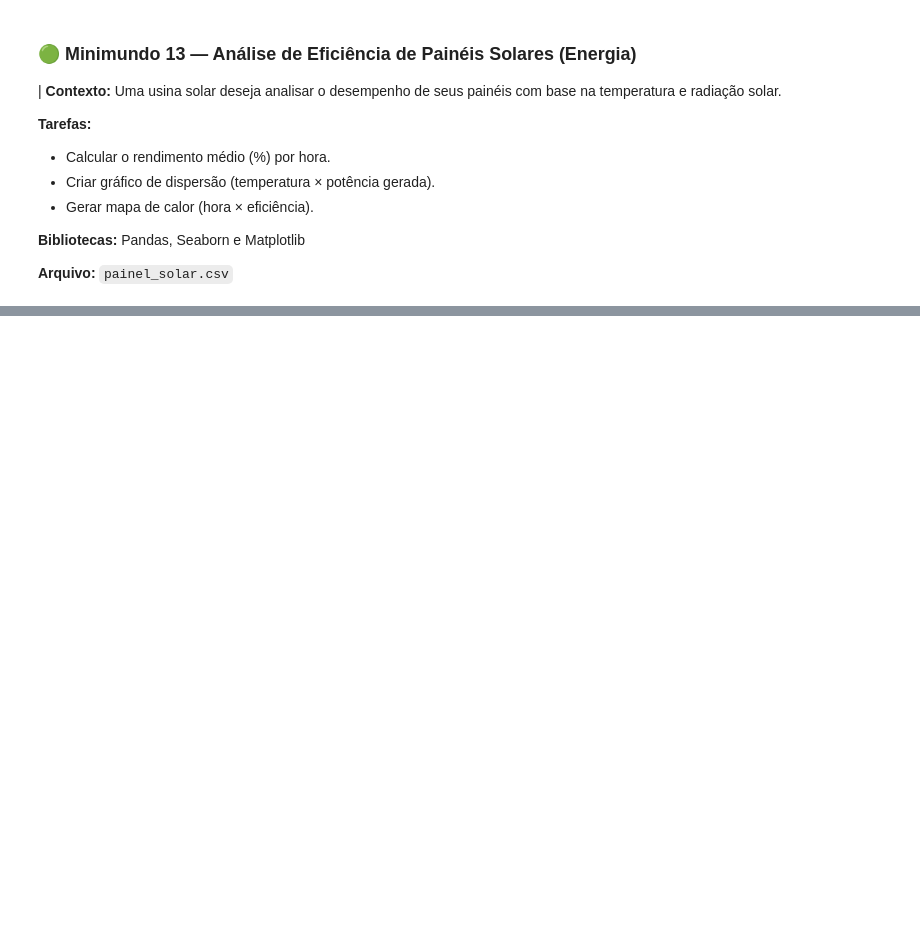
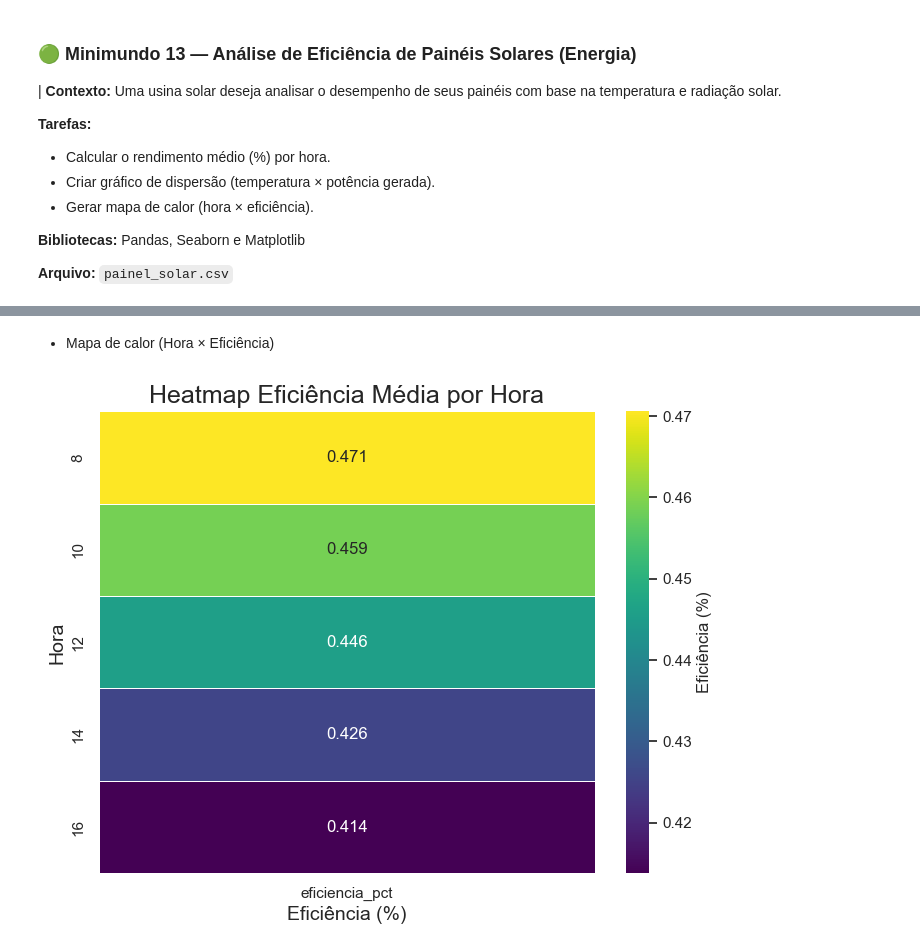
Before and after one commit to CesarRFernandes/BasesDeProgramacao, a Jupyter notebook: Python/UBD/AV2/Minimundo 13/minimundo13.ipynb, the cells around one changed output, grey strips where cells are left out. Cells and saved outputs as stored; diff of their text form; code cells hidden in the pictures; blank space fills up the shorter version.

```diff
--- a/Python/UBD/AV2/Minimundo 13/minimundo13.ipynb
+++ b/Python/UBD/AV2/Minimundo 13/minimundo13.ipynb
@@ -104,0 +78,21 @@ plt.show()
+# %% [markdown]
+* Mapa de calor (Hora × Eficiência)
+# %%
+pivot = df.pivot_table(values="eficiencia_pct", index="hora", aggfunc="mean")
+
+plt.figure(figsize=(8,6))
+sns.heatmap(
+    pivot,
+    cmap="viridis",
+    annot=True,
+    fmt=".3f",
+    linewidths=0.5,
+    cbar_kws={"label": "Eficiência (%)"}
+)
+
+plt.title("Heatmap Eficiência Média por Hora", fontsize=18)
+plt.ylabel("Hora", fontsize=14)
+plt.xlabel("Eficiência (%)", fontsize=14)
+plt.show()
+# %% [output]
+[figure, added]
```
Also changed, not shown: parts of 9 cells of this notebook.
